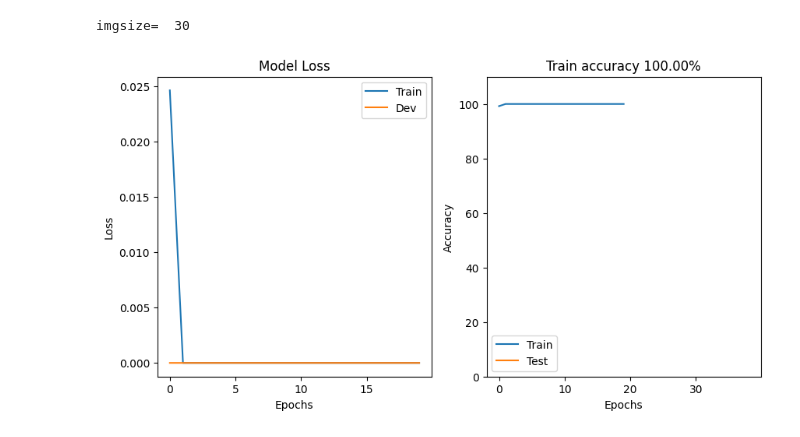
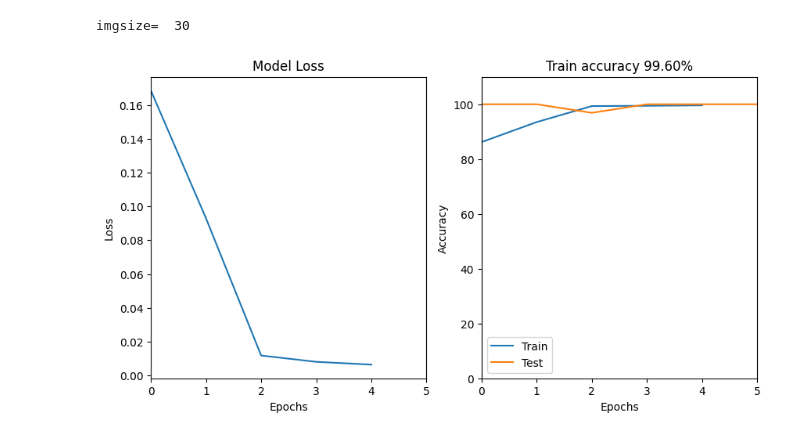
Before and after one commit to elmoghany/DL-CNN-PyTorch-neuroscience-gaussian-perception, a Jupyter notebook: DL-CNN-PyTorch-neuroscience-gaussian-perception.ipynb, the cells around one changed output. Saved outputs shown, nothing was run; the diff lists cells and outputs as text; code cells hidden in the pictures.

Commit message:
model & training

```diff
--- a/DL-CNN-PyTorch-neuroscience-gaussian-perception.ipynb
+++ b/DL-CNN-PyTorch-neuroscience-gaussian-perception.ipynb
@@ -31,7 +31,7 @@ cuda
 # Step 0 : normalize
 # Step 1 : convert to tensor
 transform = T.Compose([
-    T.ToTensor(),
+    # T.ToTensor(),
     T.Normalize(
         mean=[0.5],
         std =[0.5]
@@ -66,8 +66,8 @@ for i in range(nImages):
     # G  = np.exp( -( (X-ro[0])**2 + (Y-ro[1])**2) / (2*width**2) )
 
     # add noise ...
-    amountOfNoise = 1/5
-    G  = np.random.randn(imgSize,imgSize)*amountOfNoise
+    #amountOfNoise = 1/5
+    G  = np.random.randn(imgSize,imgSize)#*amountOfNoise
 
     # add a random bar randomly
     barWidth = np.random.choice(np.arange(1,5))
@@ -81,7 +81,8 @@ for i in range(nImages):
 
     # add to the tensor
     images[i,:,:,:] = torch.Tensor(G).view(1,imgSize,imgSize)
-    labels[i,:] = torch.Tensor( [horiz] )
+    labels[i] = horiz
+labels = torch.Tensor(labels)
 # %%
 
 # visualize some images
@@ -278,18 +280,21 @@ def createTheNet(printtoggle=False):
 #Test with 1 batch
 net2, lossfun2, optimizer2 = createTheNet(True)
 
-X, y = next(iter(train_loader))
+# X, y = next(iter(train_loader))
+for X, y in train_loader:
 
-X = X.to(device)
-y = y.to(device)
+    X = X.to(device)
+    y = y.to(device)
 
-yHat = net2(X)
+    yHat = net2(X)
 
-#check size of output
-print(yHat.shape)
-print(y.shape)
+    #check size of output
+    print(yHat.shape)
+    print(y.shape)
 
-#compute the loss
-loss = lossfun2(yHat, y)
-print(loss)
+    #compute the loss
+    loss = lossfun2(yHat, y)
+    print(loss)
+
+    break
 # %% [output]
@@ -297,7 +314,7 @@ TypeError: object of type 'int' has no len()
 # %%
 # Train the Model
 
-def trainTheModel(trainedModel, lossfun, optimizer, epochs=20):
+def trainTheModel(trainedModel, lossfun, optimizer, epochs=5):
 
     #number of epochs to train
     numepochs = epochs
@@ -335,7 +352,7 @@ def trainTheModel(trainedModel, lossfun, optimizer, epochs=20):
             trainBatchLoss.append(loss.item())
 
             #accuracy from this batch -> for BCE sigmoid
-            trainMatches = torch.sigmoid(yHat) > 0.5 ##
+            trainMatches = torch.sigmoid(yHat) > 0.9 ##
             trainMatchesNumeric = trainMatches.float()
             trainBatchAcc.append( torch.mean( (trainMatchesNumeric == y.float()).float() ).item() )
 
@@ -379,7 +396,7 @@ def trainTheModel(trainedModel, lossfun, optimizer, epochs=20):
             testBatchLoss.append(loss.item())
 
             #batch acc
-            testMatches = torch.sigmoid(yHat) > 0.5
+            testMatches = torch.sigmoid(yHat) > 0.9
             testMatchesNumeric = testMatches.float()
             testAcc.append(100 * torch.mean( (testMatchesNumeric == y.float()).float() ).item() )
 
@@ -423,24 +440,26 @@ imgsize=  30
 # %%
 fig,ax = plt.subplots(1,2,figsize=(10,5))
 
 ax[0].plot(trainLoss, label='Train')
-ax[0].plot(testLoss, label='Dev')
-ax[0].legend()
+# ax[0].plot(testLoss, label='Dev')
+# ax[0].legend()
 ax[0].set_xlabel('Epochs')
 ax[0].set_ylabel('Loss')
 ax[0].set_title('Model Loss')
+ax[0].set_xlim([0,5])
 
 ax[1].plot(trainAcc, label='Train')
 ax[1].plot(testAcc, label='Test')
 ax[1].legend()
 ax[1].set_xlabel('Epochs')
 ax[1].set_ylabel('Accuracy')
 ax[1].set_title(f'Train accuracy {trainAcc[-1]:.2f}%')
 ax[1].set_ylim([0,110])
+ax[1].set_xlim([0,5])
 
 plt.show()
 # %% [output]
-[figure, old version]
+[figure, new version]
 # %%
 # imgSize = 31
 # nImages = 10000
```
Also changed, not shown: parts of 7 cells of this notebook.
